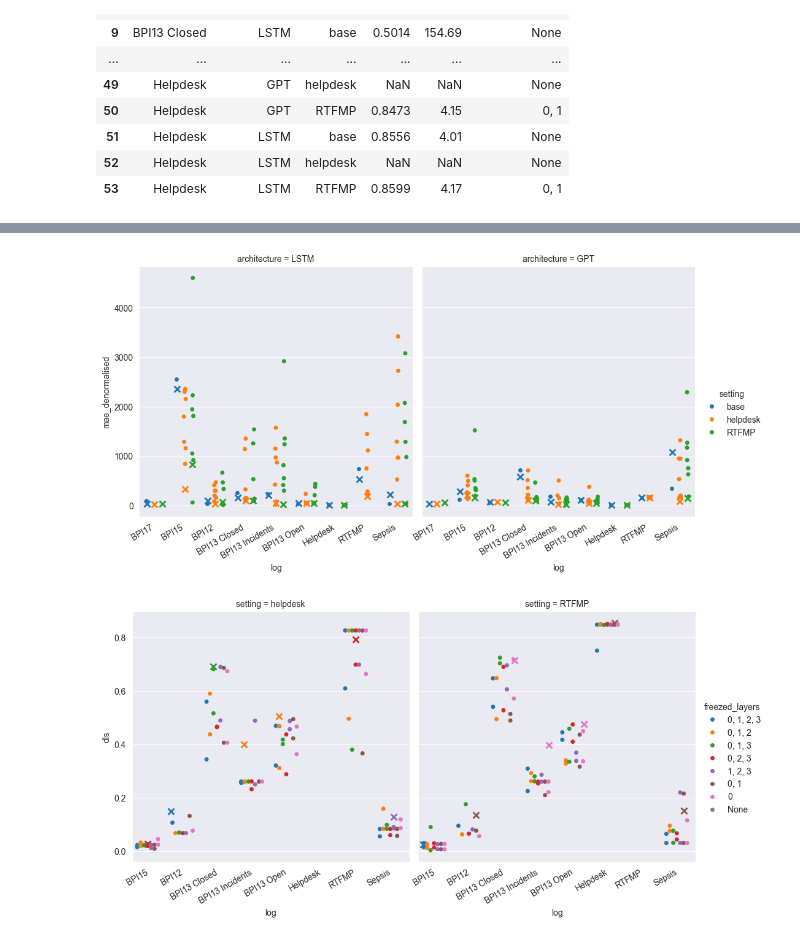
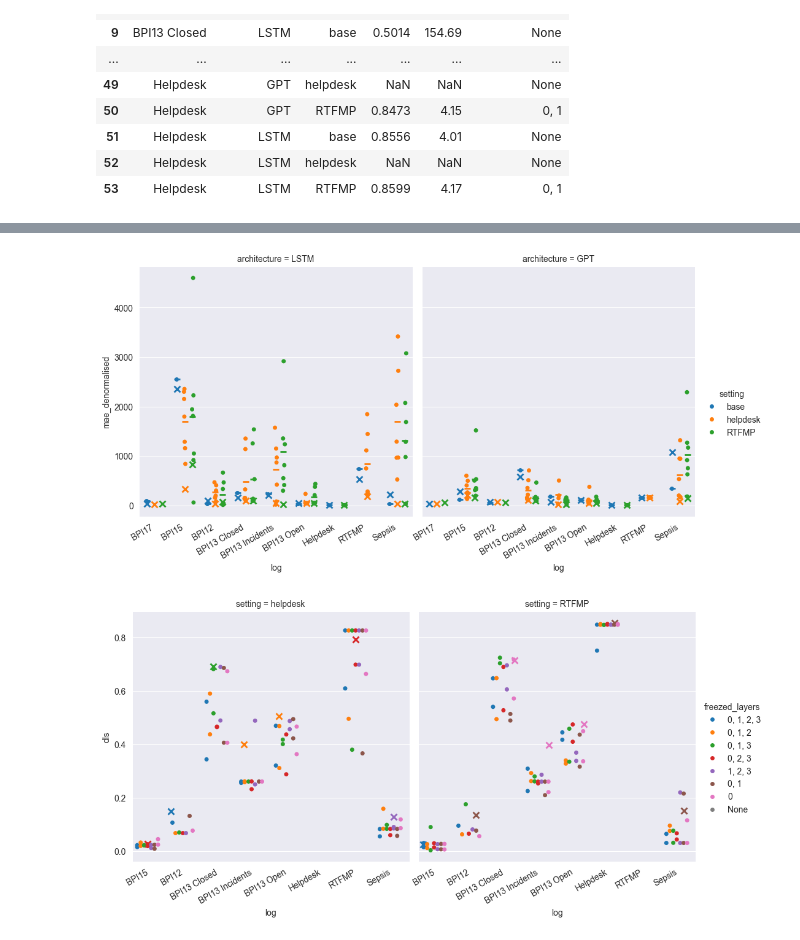
Before and after one commit to Hannoma/Transfer-Learning-for-Predictive-Process-Monitoring, a Jupyter notebook: investigating_results.ipynb, the cells around one changed output, grey strips where cells are left out. Cells and saved outputs as stored; diff of their text form; code cells hidden in the pictures.

Commit message:
Include means in the reproduced results

```diff
--- a/investigating_results.ipynb
+++ b/investigating_results.ipynb
@@ -374,47 +401,11 @@ g.savefig(f'{FIGURES_DIR}/reproduced_dls.svg')
 # %%
 # Plot the mae score for the different logs and architectures for the pre-trained models
-g = sns.catplot(
-    data=reproduced_results_df,
-    x='log',
-    y='mae_denormalised',
-    hue='setting',
-    col='architecture',
-    kind='strip',
-    dodge=True,
-    jitter=True,
-)
-# Rotate the xticklabels
-g.set_xticklabels(rotation=30, horizontalalignment='right')
-# Set the y axis to log scale
-# g.set(yscale='log')
-# Add the paper results
-sns.pointplot(
-    data=paper_results[paper_results['architecture'] == 'LSTM'],
-    x='log',
-    y='mae',
-    hue='setting',
-    dodge=.5,
-    markers='x',
-    ax=g.axes[0][0],
-    legend=False,
-    linestyles='', errorbar=None
-)
-sns.pointplot(
-    data=paper_results[paper_results['architecture'] == 'GPT'],
-    x='log',
-    y='mae',
-    hue='setting',
-    dodge=.5,
-    markers='x',
-    ax=g.axes[0][1],
-    legend=False,
-    linestyles='', errorbar=None
-)
+g = plot_reproduced('mae_denormalised', 'mae')
 # Save the figure as pdf and svg
 g.savefig(f'{FIGURES_DIR}/reproduced_mae.pdf')
 g.savefig(f'{FIGURES_DIR}/reproduced_mae.svg')
 # %% [output]
-[figure, old version]
+[figure, new version]
 # %%
 data = reproduced_results_df[reproduced_results_df['setting'] != 'base'].copy()
 data['freezed_layers_count'] = data['freezed_layers'].apply(lambda x: len(x.split(',')) if isinstance(x, str) else 0)
```
Also changed, not shown: parts of 2 cells of this notebook, 2 other files.
